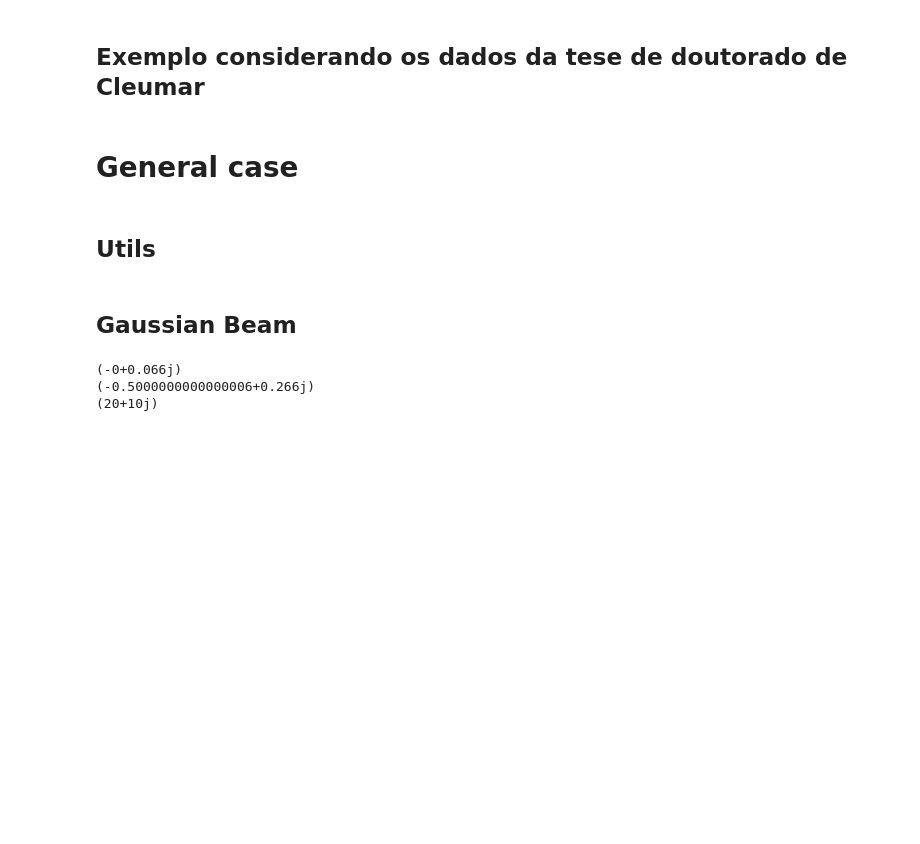
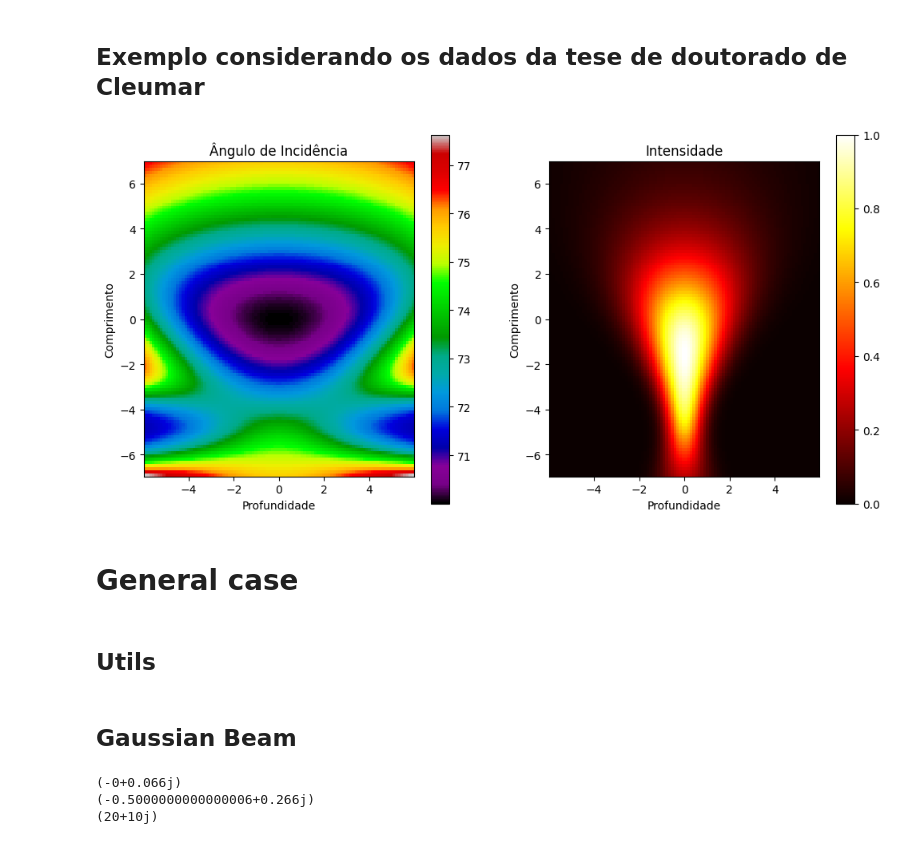
Before and after one commit to mmarquesEE/PPBIO-Optical-Model, a Jupyter notebook: 3dGaussianBeamPropagation/notebook.ipynb, the cells around one changed output. Saved outputs shown, nothing was run; the diff lists cells and outputs as text; code cells hidden in the pictures; blank space fills up the shorter version.

```diff
--- a/3dGaussianBeamPropagation/notebook.ipynb
+++ b/3dGaussianBeamPropagation/notebook.ipynb
@@ -389,6 +388,7 @@ Substituindo as expressões obtidas no gradiente de fase e na amplitude complexa
 # %%
 λ    = 670e-9
 np   = 1.51
+θ    = 70*π/180
 k    = 2*π*np/λ
 θ_0x = 5/2*π/180
 θ_0y = 30/2*π/180
@@ -400,7 +400,7 @@ z_0x = sqrt(λ/(π*θ_0x**2))
 z_0y = sqrt(λ/(π*θ_0y**2))
 
 # Calculo da distância focal da lente colimadora
-D = 1e-2 # Diâmetro do feixe colimado na direção de maior divergência (y)
+D = 0.5e-2 # Diâmetro do feixe colimado na direção de maior divergência (y)
 fc = (D/2)/tan(θ_0y)
 ff = 20e-3 # distância focal da lente cilíndrica
 
@@ -414,36 +414,91 @@ z_xf  = ff/(1 + ((ff/z_0xc)**2))
 z_0xf = z_0xc/(1 + ((z_0xc/ff)**2))
 
 W_0xr = W_0xf
 z_0xr = np*z_0xf
 
 # Direção perpendicular a polarização
-W_0yc = ((fc/z_0x)/sqrt(1 + ((z_0y/z_0x)**2)))*W_0x
+W_0yc = ((fc/z_0x)/sqrt(1 + ((z_0y/z_0x)**2)))*W_0y
 z_yc  = (((fc/z_0x)**2)/(1 + ((z_0y/z_0x)**2)))*z_0x + fc
 z_0yc = (((fc/z_0x)**2)/(1 + ((z_0y/z_0x)**2)))*z_0y
 
 W_0yr = W_0yc
 z_0yr = np*z_0yc
 
 def W(W0, z0, z):
     return W0*sqrt(1 + ((z/z0)**2))
 
 def R(z0, z):
     return z*(1 + ((z0/z)**2))
 
 def ζ(z0, z):
     return arctan(z/z0)
 
 def φ(k, z0, ρ, z):
     return k - ζ(z0, z) + (k*(ρ**2))/(2*R(z0, z))
 
 def grad_φ(k, W0, z0, ρ, z):
-    return array([[
+    return vstack([component.flatten() for component in [
         (k*ρ)/R(z0, z),
         k - ((k*(ρ**2))/(2*(R(z0, z)**2)))*(1 - ((z0/z)**2)) - ((W0/W(W0, z0, z))**2)
-    ]]).T
+    ]])
 
 def U(k, A0, W0, z0, ρ, z):
     return A0*(W0/W(W0, z0, z))*exp(-((ρ**2)/(W(W0, z0, z)**2)))*exp(-1j*φ(k, z0, ρ, z))
+
+
+l_x = (2*W_0xr*z_0xr)/sqrt((z_0xr**2) - ((W_0xr*sin(θ))**2))
+l_y = 2*W_0yc*sqrt(1 + (((-z_yc + z_xc + z_xf)/(z_0yc))**2))
+
+s = linspace(-2.5*l_x, 2.5*l_x, 100)
+y = linspace(-1.5*l_y, 1.5*l_y, 100)
+
+[Y, S] = meshgrid(y, s)
+
+X = S*cos(θ)
+
+Zx = -S*sin(θ)
+Zy = Zx + np*(-z_yc + z_xc + z_xf)
+
+
+grad_φx_2d = grad_φ(k, W_0xr, z_0xr, X, Zx)
+grad_φx = vstack([grad_φx_2d[0,:], zeros((1, grad_φx_2d.shape[1])), grad_φx_2d[1,:]])
+
+grad_φy_2d = grad_φ(k, W_0yr, z_0yr, Y, Zy)
+grad_φy = vstack([zeros((1, grad_φy_2d.shape[1])), grad_φy_2d[0,:], grad_φy_2d[1,:]])
+
+grad_total = grad_φx + grad_φy
+
+k_vec = (grad_total/linalg.norm(grad_total, axis=0))
+n = array([[sin(θ), 0, cos(θ)]]).T
+
+incidence_angle = (acos(n.T @ k_vec)*180/π)[0,:].reshape(S.shape)
+
+Wx = W(W_0xr, z_0xr, Zx)
+Wy = W(W_0yr, z_0yr, Zy)
+
+intensity = (1/(π*Wx*Wy))*exp(-(((X/Wx)**2) + ((Y/Wy)**2)))
+
+plt.figure(figsize=(12,6))
+
+plt.subplot(1,2,1)
+cax1 = plt.pcolormesh(Y*1e3, S*1e3, incidence_angle, cmap='nipy_spectral', shading='auto')
+plt.colorbar(cax1)
+plt.title('Ângulo de Incidência')
+plt.xlabel('Profundidade')
+plt.ylabel('Comprimento')
+plt.axis("scaled")
+
+plt.subplot(1,2,2)
+cax1 = plt.pcolormesh(Y*1e3, S*1e3, intensity/max(intensity), cmap='hot', shading='auto')
+plt.colorbar(cax1)
+plt.title('Intensidade')
+plt.xlabel('Profundidade')
+plt.ylabel('Comprimento')
+plt.axis("scaled")
+
+plt.show()
+# %% [output]
+[figure, added]
 # %% [markdown]
 # General case
 # %% [markdown]
```
Also changed, not shown: parts of 3 cells of this notebook.
